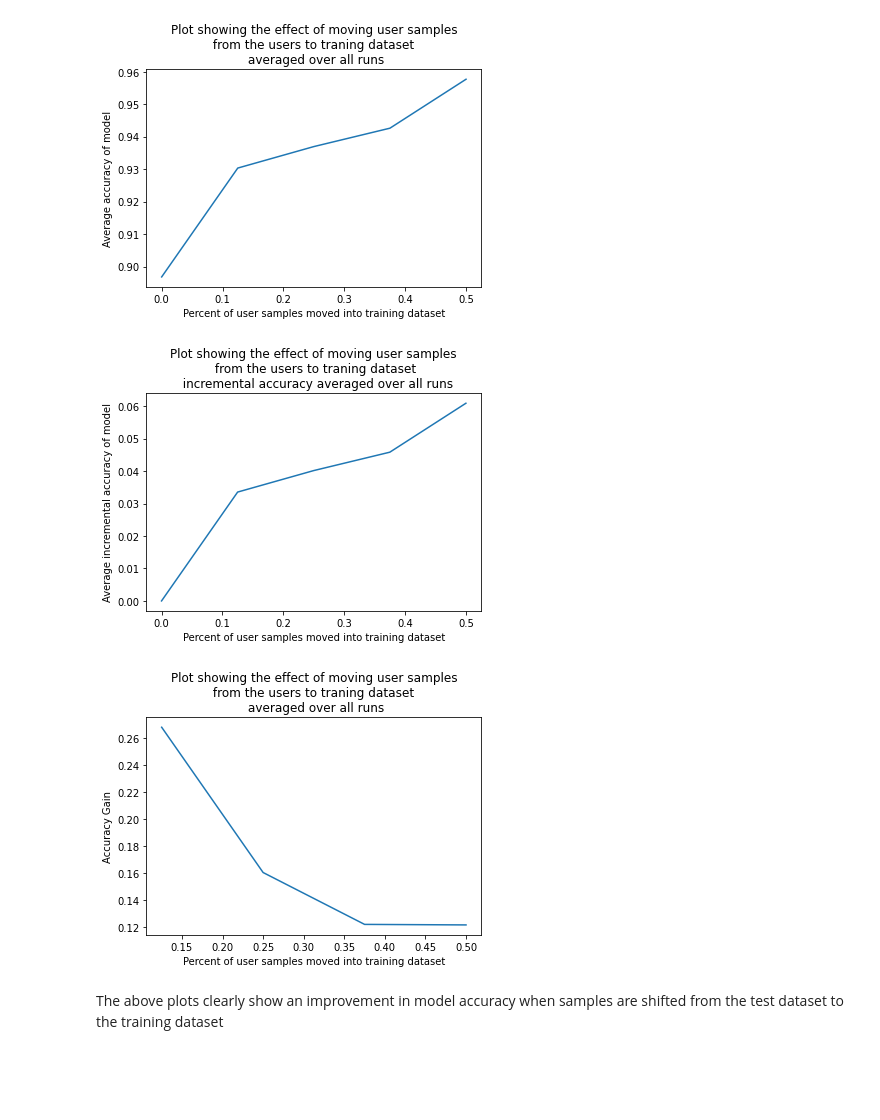
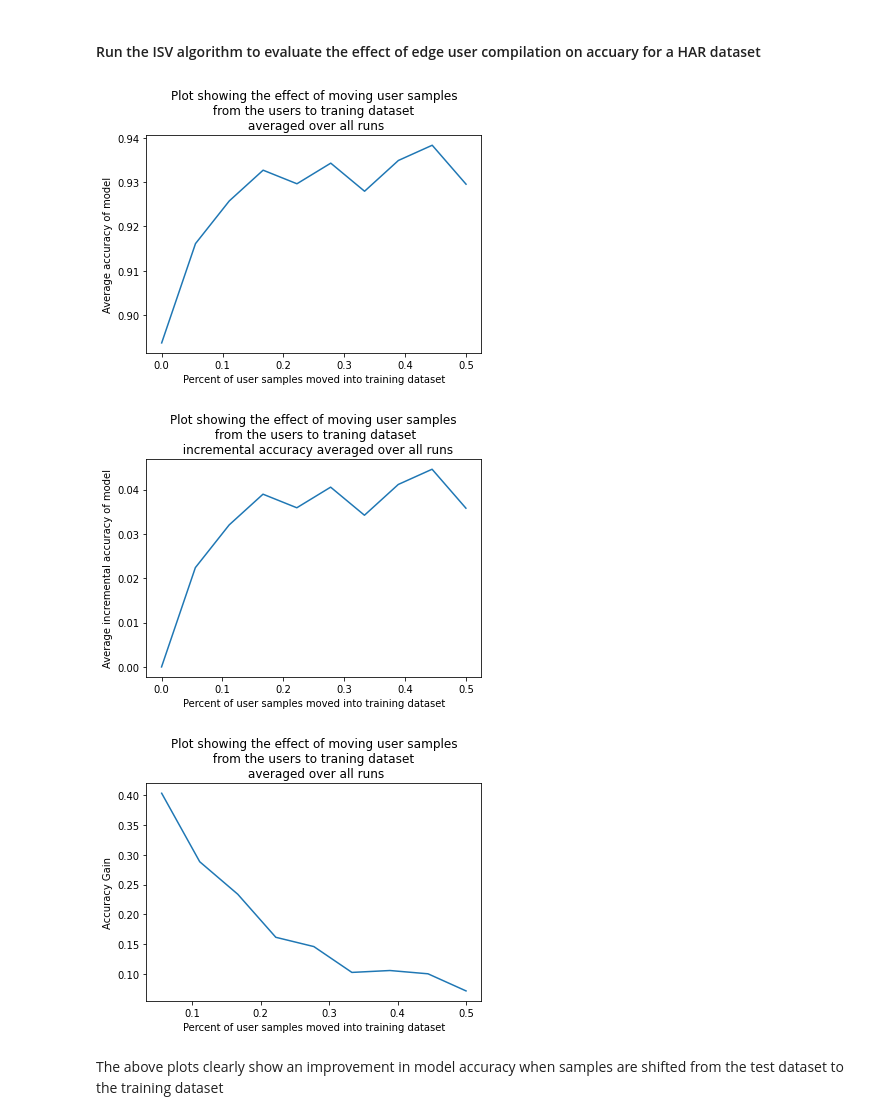
Before and after one commit to jmoranrun/HAR_Dist_ML, a Jupyter notebook: Incremental_Shifting_Validation.ipynb, the cells around one changed output. Saved outputs shown, nothing was run; the diff lists cells and outputs as text; code cells hidden in the pictures; blank space fills up the shorter version.

```diff
--- a/Incremental_Shifting_Validation.ipynb
+++ b/Incremental_Shifting_Validation.ipynb
@@ -216 +140,36 @@ None
+# %%
+
+def report_accuracy(model_har, scores, percent_mix_run, mix_run):
+  """
+    Simple Function to Report accuracy of simuation
+  """
+  print('Test loss:', scores[0])
+  print('Test accuracy:', scores[1])
+  print("percent_mix_run is",percent_mix_run)
+  print("mix_run is",mix_run)
+  return  scores[1]
+
+
+      # Two modes used to test the model
+      # (1) Recompile -   here the initial weights are re-loaded each time
+      #                   the experiement is run
+      # (2) Incremental-  here the same weights that are updated after each
+      #                   training run are re-used.
+
+def select_compile_mode(compile_mode, percent_mix_run, model_har):
+  """
+  Function to selection compile mode
+   Two modes used to test the model
+       (1) Recompile -   here the initial weights are re-loaded each time
+                         the experiement is run
+       (2) Incremental-  here the same weights that are updated after each
+                         training run are re-used.
+  """
+  tf.keras.backend.clear_session
+  if(percent_mix_run != 0):
+    if(compile_mode == "recompile"):
+      model_har.load_weights('/content/drive/My Drive/model_har_init.h5')
+    elif(compile_mode == "incremental_compile"):
+      model_har.load_weights('/content/drive/My Drive/model_har_inc.h5')
+  return model_har
 # %%
@@ -322,15 +279,17 @@ def plot_gain_func(acc_result_offset_av, percent_mix_values):
 ## Define a gain function - the incremental accuracy achieved as per percentage mixed
   gain_func = acc_result_offset_av[1:]/percent_mix_values[1:]
   plt.plot(gain_func)
+# %% [markdown]
+#### Run the ISV algorithm to evaluate the effect of edge user compilation on accuary for a HAR dataset
 # %%
-#acc_result = run_mix(model_har=model_har, percent_mix_end = .5, percent_mix_num_samples = 10, num_of_mix_runs = 20, compile_mode="recompile")
-acc_result = run_mix(model_har=model_har, percent_mix_end = .5, percent_mix_num_samples = 5, num_of_mix_runs = 10, compile_mode="incremental_compile")
+acc_result = run_mix(model_har=model_har, percent_mix_end = .5, percent_mix_num_samples = 10, num_of_mix_runs = 10, compile_mode="recompile")
+#acc_result = run_mix(model_har=model_har, percent_mix_end = .5, percent_mix_num_samples = 5, num_of_mix_runs = 10, compile_mode="incremental_compile")
 # %%
-plot_results(acc_result, percent_mix_end = .5, percent_mix_num_samples = 5)
+plot_results(acc_result, percent_mix_end = .5, percent_mix_num_samples = 10)
 # %% [output]
-[figure, old version]
+[figure, new version]
-[figure, old version]
+[figure, new version]
-[figure, old version]
+[figure, new version]
 # %% [markdown]
 The above plots clearly show an improvement in model accuracy when samples are shifted from the test dataset to the training dataset
 # %% [markdown]
```
Also changed, not shown: parts of 11 cells of this notebook.
